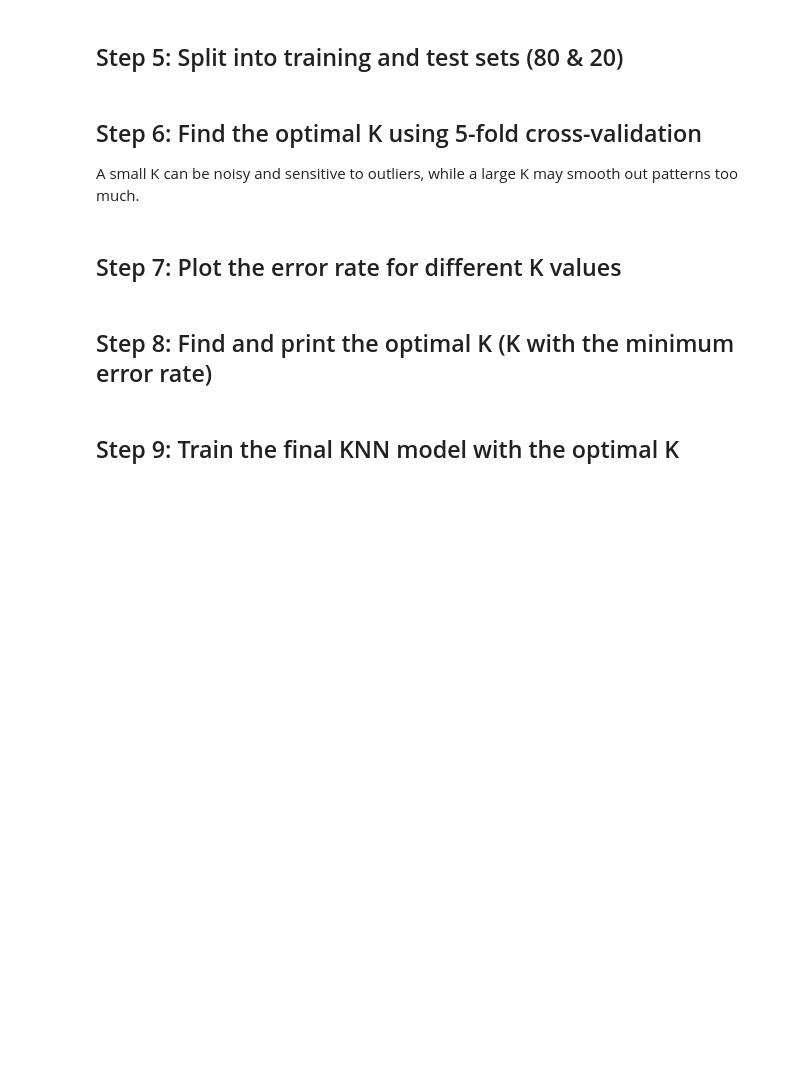
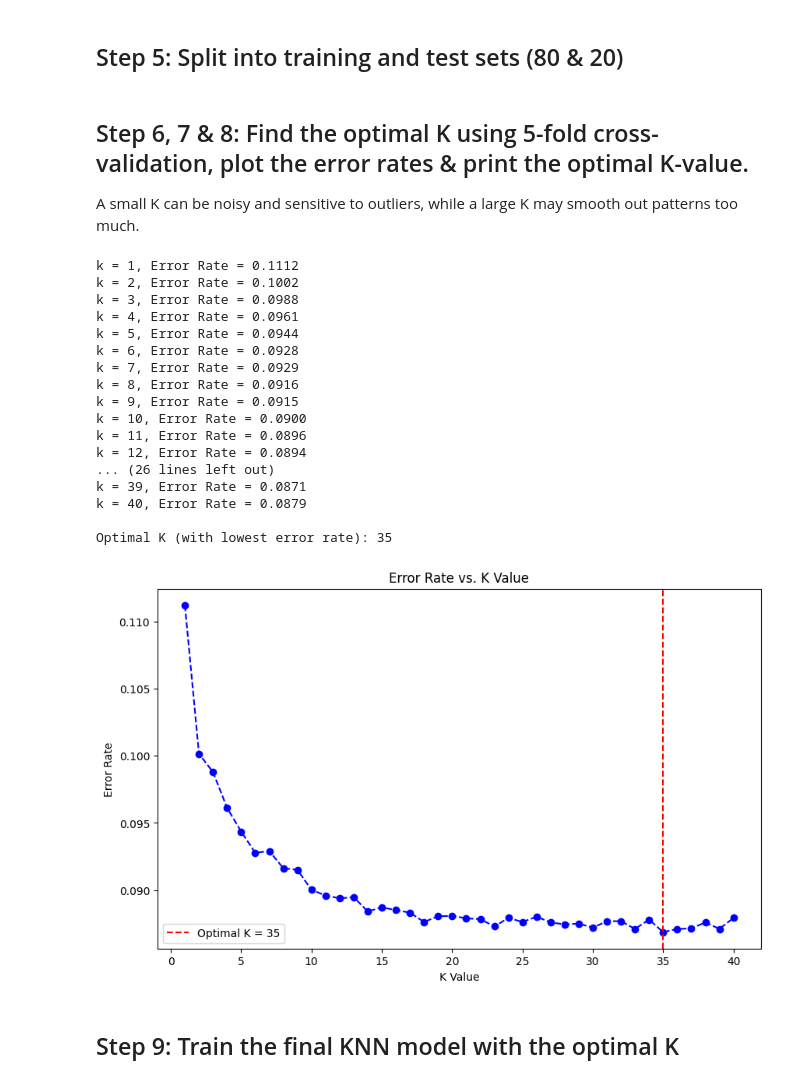
Before and after one commit to Znovak2/COT, a Jupyter notebook: Assignments/_week8.ipynb, the cells around one changed output. Drawn from its saved outputs; the diff is of its cells as text; code cells hidden in the pictures; blank space fills up the shorter version.

```diff
--- a/Assignments/_week8.ipynb
+++ b/Assignments/_week8.ipynb
@@ -396,12 +396,68 @@ Shape of the data after PCA: (41176, 10)
+# %%
+# Assuming df_encoded is your fully preprocessed dataframe
+y = df_encoded['y']
+X = df_encoded.drop('y', axis=1)
 # %% [markdown]
 ## Step 5: Split into training and test sets (80 & 20)
+# %%
+from sklearn.model_selection import train_test_split
+
+# Split the data: 80% for training and 20% for testing
+X_train, X_test, y_train, y_test = train_test_split(X, y, test_size=0.2, random_state=42)
 # %% [markdown]
-## Step 6: Find the optimal K using 5-fold cross-validation
+## Step 6, 7 & 8: Find the optimal K using 5-fold cross-validation, plot the error rates & print the optimal K-value.
 
 A small K can be noisy and sensitive to outliers, while a large K may smooth out patterns too much.
-# %% [markdown]
-## Step 7: Plot the error rate for different K values
-# %% [markdown]
-## Step 8: Find and print the optimal K (K with the minimum error rate)
+# %%
+import numpy as np
+import matplotlib.pyplot as plt
+from sklearn.neighbors import KNeighborsClassifier
+from sklearn.model_selection import cross_val_score
+
+# Define a range of k values to test
+k_values = range(1, 41)  # Testing k from 1 to 40
+error_rates = []
+
+# Use 5-fold cross-validation to compute the error rate for each k
+for k in k_values:
+    knn = KNeighborsClassifier(n_neighbors=k)
+    # Compute cross-validated accuracy on the training data
+    scores = cross_val_score(knn, X_train, y_train, cv=5, scoring='accuracy')
+    error_rate = 1 - scores.mean()  # error rate = 1 - average accuracy
+    error_rates.append(error_rate)
+    print(f"k = {k}, Error Rate = {error_rate:.4f}")
+
+# Identify the optimal k (i.e., the k with the minimum error rate)
+optimal_k = k_values[np.argmin(error_rates)]
+print("\nOptimal K (with lowest error rate):", optimal_k)
+
+# Visualization of error rates vs. k values
+plt.figure(figsize=(10, 6))
+plt.plot(k_values, error_rates, marker='o', linestyle='--', color='blue')
+plt.title('Error Rate vs. K Value')
+plt.xlabel('K Value')
+plt.ylabel('Error Rate')
+plt.axvline(x=optimal_k, linestyle='--', color='red', label=f'Optimal K = {optimal_k}')
+plt.legend()
+plt.show()
+# %% [output]
+k = 1, Error Rate = 0.1112
+k = 2, Error Rate = 0.1002
+k = 3, Error Rate = 0.0988
+k = 4, Error Rate = 0.0961
+k = 5, Error Rate = 0.0944
+k = 6, Error Rate = 0.0928
+k = 7, Error Rate = 0.0929
+k = 8, Error Rate = 0.0916
+k = 9, Error Rate = 0.0915
+k = 10, Error Rate = 0.0900
+k = 11, Error Rate = 0.0896
+k = 12, Error Rate = 0.0894
+... (26 lines left out)
+k = 39, Error Rate = 0.0871
+k = 40, Error Rate = 0.0879
+
+Optimal K (with lowest error rate): 35
+[figure, added]
 # %% [markdown]
 ## Step 9: Train the final KNN model with the optimal K
```
Also changed, not shown: parts of 15 cells of this notebook.
